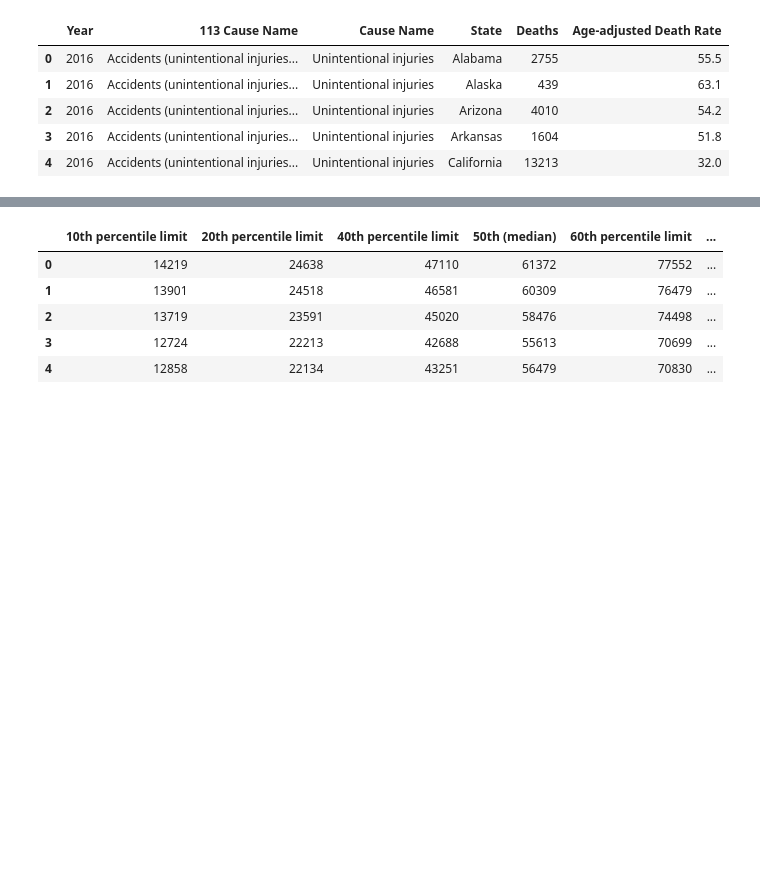
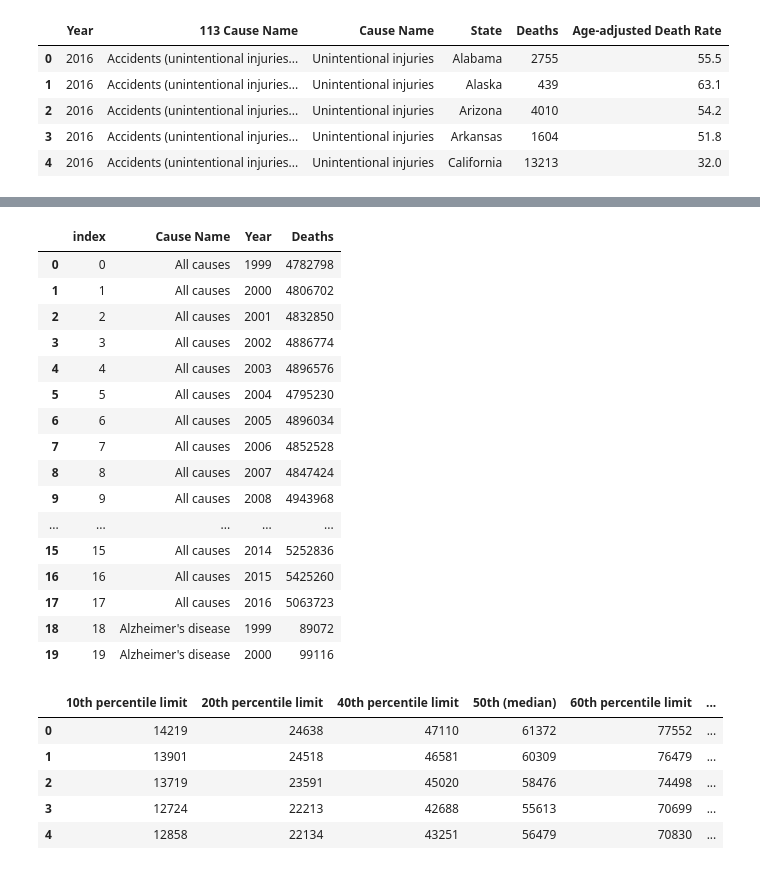
Before and after one commit to jchen2186/mortal-determination, a Jupyter notebook: Analysis_Thaper.ipynb, the cells around one changed output, grey strips where cells are left out. Saved outputs shown, nothing was run; the diff lists cells and outputs as text; code cells hidden in the pictures; blank space fills up the shorter version.

```diff
--- a/Analysis_Thaper.ipynb
+++ b/Analysis_Thaper.ipynb
@@ -30,3 +80,23 @@ Name: Deaths, dtype: int64
+# %%
+df_causes_group.head(20)
+# %% [output]
+|  | index | Cause Name | Year | Deaths |
+| 0 | 0 | All causes | 1999 | 4782798 |
+| 1 | 1 | All causes | 2000 | 4806702 |
+| 2 | 2 | All causes | 2001 | 4832850 |
+| 3 | 3 | All causes | 2002 | 4886774 |
+| 4 | 4 | All causes | 2003 | 4896576 |
+| 5 | 5 | All causes | 2004 | 4795230 |
+| 6 | 6 | All causes | 2005 | 4896034 |
+| 7 | 7 | All causes | 2006 | 4852528 |
+| 8 | 8 | All causes | 2007 | 4847424 |
+| 9 | 9 | All causes | 2008 | 4943968 |
+| ... | ... | ... | ... | ... |
+| 15 | 15 | All causes | 2014 | 5252836 |
+| 16 | 16 | All causes | 2015 | 5425260 |
+| 17 | 17 | All causes | 2016 | 5063723 |
+| 18 | 18 | Alzheimer's disease | 1999 | 89072 |
+| 19 | 19 | Alzheimer's disease | 2000 | 99116 |
 # %%
 df_disparity = pd.read_csv('data/cleaned_income_dispersion.csv', index_col=0)
 df_disparity.head()
```
Also changed, not shown: parts of 5 cells of this notebook.
